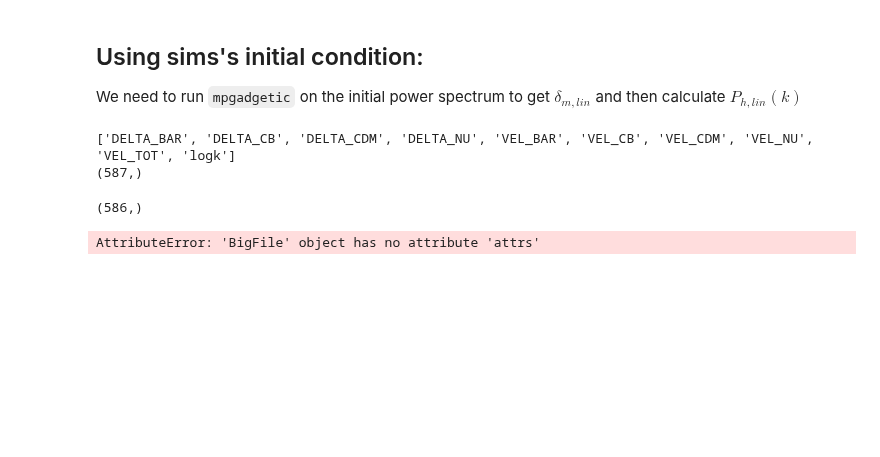
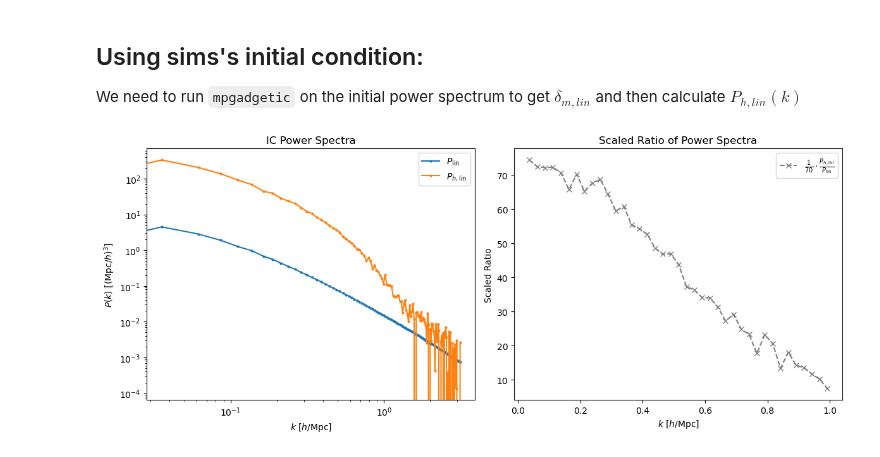
Before and after one commit to qezlou/Goku_ELG, a Jupyter notebook: emu/notebooks/power_large_scales/pk.ipynb, the cells around one changed output. Drawn from its saved outputs; the diff is of its cells as text; code cells hidden in the pictures; blank space fills up the shorter version.

```diff
--- a/emu/notebooks/power_large_scales/pk.ipynb
+++ b/emu/notebooks/power_large_scales/pk.ipynb
@@ -200,30 +200,36 @@ km, k
 ## Using sims's initial condition:
 
 We need to run `mpgadgetic` on the initial power spectrum to get $\delta_{m, lin}$ and then calculate $P_{h, lin}(k)$
-# %%
-import bigfile
-
-savedir='/scratch/06536/qezlou/Goku/FOF/L2/compressed_10p_Box250_Part750_0047/ICS/250_750_99/ICTransfers'
-with bigfile.BigFile(savedir,'r') as f:
-    print(f.blocks)
-    print(f['DELTA_CDM'][:].shape)
-# %% [output]
-['DELTA_BAR', 'DELTA_CB', 'DELTA_CDM', 'DELTA_NU', 'VEL_BAR', 'VEL_CB', 'VEL_CDM', 'VEL_NU', 'VEL_TOT', 'logk']
-(587,)
-# %%
-import bigfile
-
-savefile='/scratch/06536/qezlou/Goku/FOF/HF/compressed_10p_Box1000_Part3000_0208/ICS/1000_3000_99/ICPower/'
-
-with bigfile.BigFile(savefile, 'r') as f:
-    print(f['DELTA_MAT'][:].shape)
-# %% [output]
-(586,)
-# %%
-savedir='/scratch/06536/qezlou/Goku/FOF/L2/compressed_10p_Box250_Part750_0047/ICS/250_750_99/ICTransfers/DELTA_BAR'
-
-
-with bigfile.BigFile(savedir) as f:
-    print(f[]
-# %% [output]
-AttributeError: 'BigFile' object has no attribute 'attrs'
+# %%
+import matplotlib.pyplot as plt
+import numpy as np
+
+# Load data
+a = np.loadtxt('/scratch/06536/qezlou/Goku/FOF/test_ICs/L2/ICS/250_750_99/all_powerspectra.txt', skiprows=1)
+
+# Create a 1-row, 2-column plot
+fig, (ax1, ax2) = plt.subplots(1, 2, figsize=(12, 5))
+
+# Left panel: Power spectra
+ax1.plot(a[:,0], a[:,1], label=r'$P_{\mathrm{lin}}$', marker='o', markersize=2)
+ax1.plot(a[:,0], a[:,2], label=r'$P_{h,\mathrm{lin}}$', marker='o', markersize=2)
+ax1.set_xscale('log')
+ax1.set_yscale('log')
+ax1.set_xlabel(r'$k\ [h/\mathrm{Mpc}]$')
+ax1.set_ylabel(r'$P(k)\ [(\mathrm{Mpc}/h)^3]$')
+ax1.set_title('IC Power Spectra')
+ax1.legend(loc='upper right')
+
+# Right panel: Ratio
+ind = (a[:,0] < 1) & (a[:,0] > 0.001)
+ax2.plot(a[ind,0], a[ind,2]/a[ind,1], color='gray', linestyle='--', marker='x',
+         label=r'$\frac{1}{70} \cdot \frac{P_{h,\mathrm{lin}}}{P_{\mathrm{lin}}}$')
+ax2.set_xlabel(r'$k\ [h/\mathrm{Mpc}]$')
+ax2.set_ylabel('Scaled Ratio')
+ax2.set_title('Scaled Ratio of Power Spectra')
+ax2.legend(loc='upper right')
+
+plt.tight_layout()
+plt.show()
+# %% [output]
+[figure, added]
```
Also changed, not shown: parts of 1 cell of this notebook, 2 other files.
